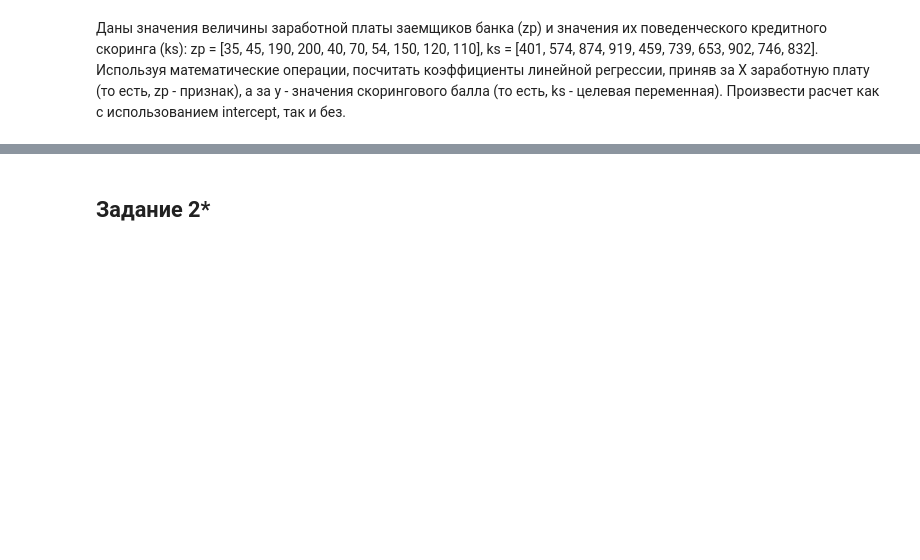
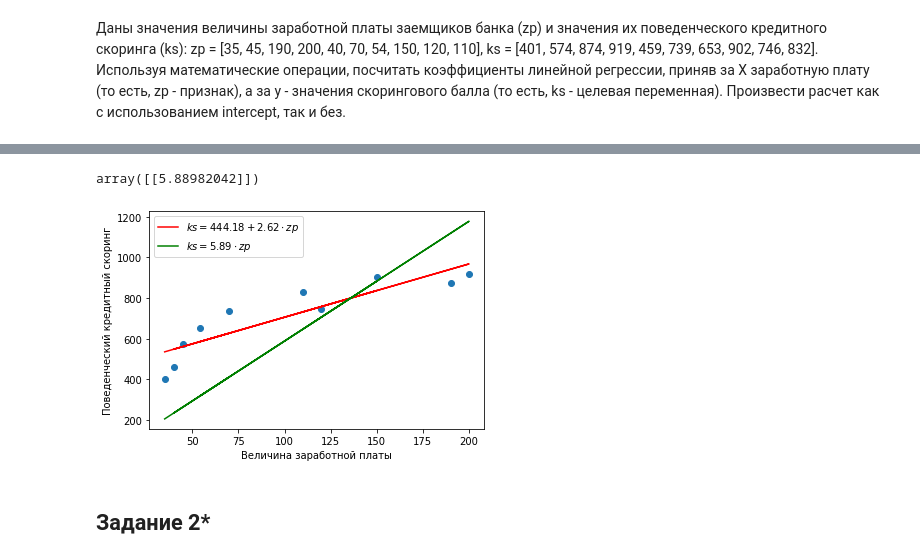
Before and after one commit to vit050587/Probability-theory-and-mathematical-statistics, a Jupyter notebook: TheorVer.ipynb, the cells around one changed output, grey strips where cells are left out. Cells and saved outputs as stored; diff of their text form; code cells hidden in the pictures; blank space fills up the shorter version.

```diff
--- a/TheorVer.ipynb
+++ b/TheorVer.ipynb
@@ -575,0 +669,6 @@ print(a,b)                 # интервал
+# %%
+zp = np.array([35, 45, 190, 200, 40, 70, 54, 150, 120, 110])
+ks = np.array([401, 574, 874, 919, 459, 739, 653, 902, 746, 832])
+# %%
+ks=ks.reshape((-1,1))
+ks
@@ -575,0 +686,3 @@ print(a,b)                 # интервал
+# %%
+zp=zp.reshape((-1,1))
+zp
@@ -576,3 +700,18 @@ print(a,b)                 # интервал
+# %%
+B=np.dot(np.linalg.inv(np.dot(zp.T,zp)),np.dot(zp.T,ks))
+B
+# %% [output]
+array([[5.88982042]])
+# %%
+plt.scatter(zp,ks)
+plt.plot(zp, 444.18+2.62*zp, c='r', label=r'$ks=444.18+2.62\cdot zp$')
+plt.plot(zp, B*zp, c='g', label=r'$ks=5.89\cdot zp$')
+plt.legend()
+plt.xlabel('Величина заработной платы')
+plt.ylabel('Поведенческий кредитный скоринг', rotation=90)
+plt.show()
+# %% [output]
+[figure, added]
 # %% [markdown]
 ## Задание 2*
 # %% [markdown]
```
Also changed, not shown: parts of 35 cells of this notebook.
